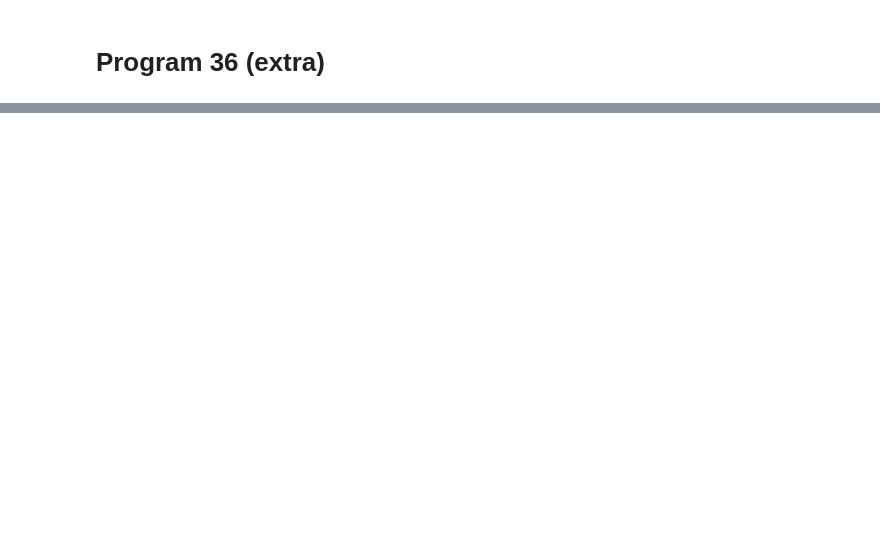
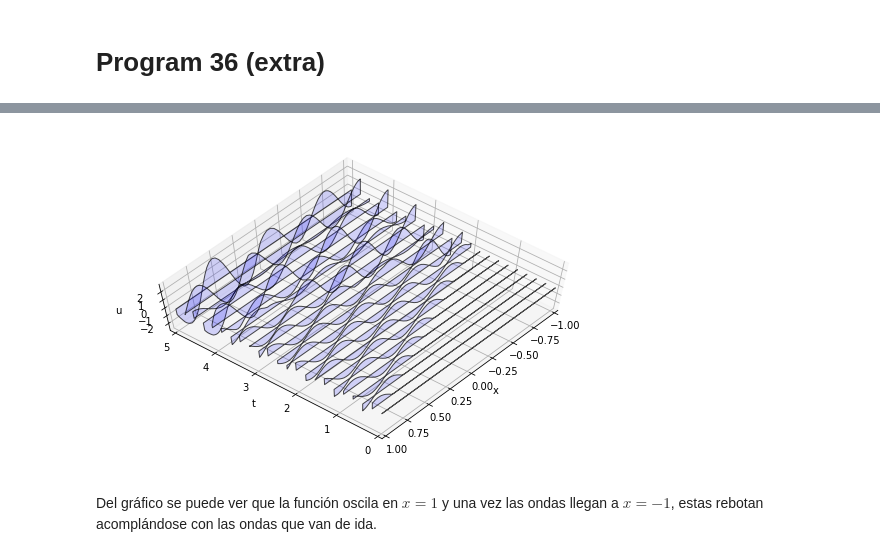
Before and after one commit to autopawn/cc5-works, a Jupyter notebook: t3.ipynb, the cells around one changed output, grey strips where cells are left out. Cells and saved outputs as stored; diff of their text form; code cells hidden in the pictures; blank space fills up the shorter version.

```diff
--- a/t3.ipynb
+++ b/t3.ipynb
@@ -62,0 +91,16 @@ def waterfall(xs,zs,data,maxlines=300,spacial2d=False,**args):
+# %%
+# Chebyshev differentiation via FFT. Simple, not optimal.
+def chebfft(v,real=True):
+    realf = np.real if real else (lambda x:x)
+    N = v.size-1;
+    if N==0: return np.zeros(v.shape)
+    x = np.cos(np.arange(N+1)*np.pi/N)
+    ii = np.arange(N,dtype=int)
+    V = np.hstack((v,v[1:-1][::-1]))      # transform x -> theta
+    U = realf(np.fft.fft(V))
+    W = realf(np.fft.ifft( 1j*(np.hstack( (ii,[0],np.arange(1-N,0)) ))*U ))
+    w = np.zeros(N+1)
+    w[1:-1] = -W[1:N]/(1-x[1:-1]**2)**0.5 # transform theta -> x
+    w[0] = np.sum( ii**2.0*U[ii] )/N + .5*N*U[N]
+    w[-1] = np.sum( (-1)**(ii+1)*ii**2*U[ii] )/N + .5*(-1)**(N+1)*N*U[N]
+    return w
@@ -262,0 +656,23 @@ program36()
+# %%
+def program19_mod(N=80):
+    # Time-stepping by leap frog formula:
+    x = np.cos(np.pi*np.arange(N+1)/N); dt = 8.0/N**2
+    v = x*0; vold = x*0
+    tmax = 5; tplot=.075
+    plotgap = round(tplot/dt); dt = tplot/plotgap
+    nplots = round(tmax/tplot)
+    plotdata = np.zeros((nplots+1,N+1))
+    plotdata[0] = v
+    tdata = [0]
+    for i in range(nplots):
+        for j in range(plotgap):
+            t = (i*plotgap+j)*dt
+            v2 = chebfft(v)
+            v2[-1] = 0              # u_x(-1,t) = 0
+            w = chebfft(v2)
+            vnew = 2*v - vold + dt**2*w
+            vnew[-1] = vnew[-2]     # u_x(-1,t) = 0
+            vnew[0] = np.sin(10*t) # u(1,t) = sin(10t)
+            vold = v; v = vnew
+        plotdata[i+1] = v; tdata.append(t)
+    waterfall(x,tdata,plotdata,maxlines=32,elev=65,azim=180+40)
@@ -262,0 +686,6 @@ program36()
+# %%
+program19_mod()
+# %% [output]
+[figure, added]
+# %% [markdown]
+Del gráfico se puede ver que la función oscila en $x=1$ y una vez las ondas llegan a $x=-1$, estas rebotan acomplándose con las ondas que van de ida.
```
Also changed, not shown: parts of 43 cells of this notebook.
